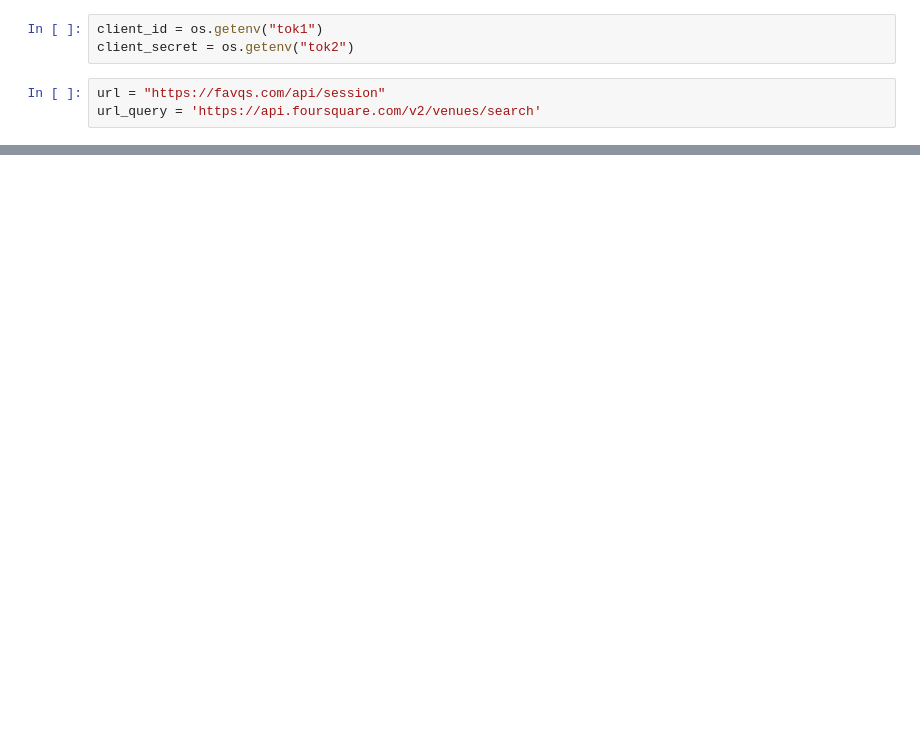
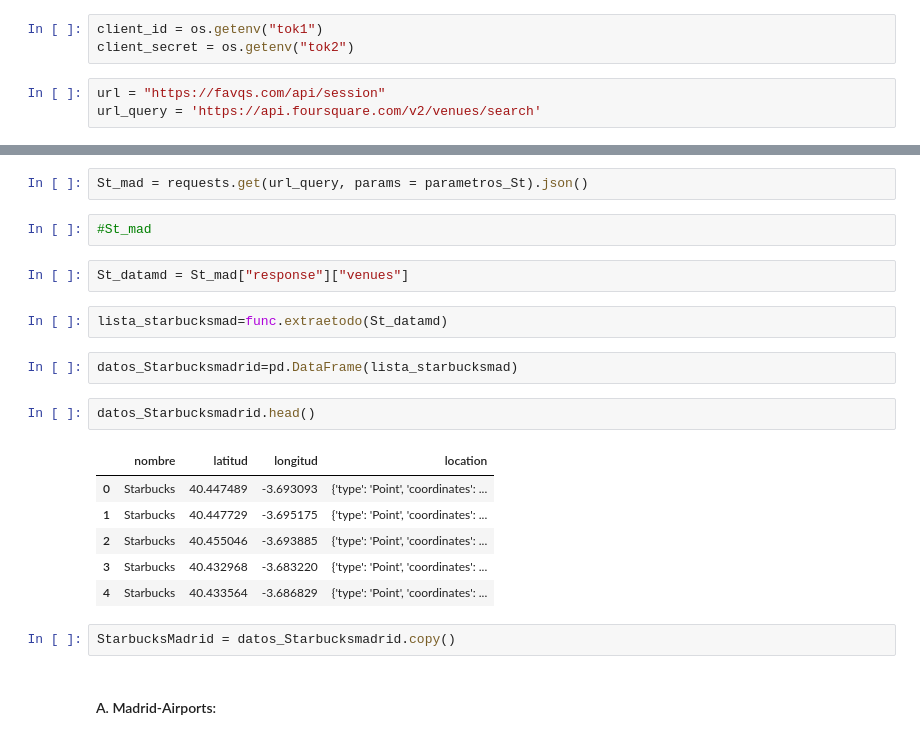
Before and after one commit to Lydia-Arocena/PROJECT3-MAPS, a Jupyter notebook: Notebooks/Untitled.ipynb, the cells around one changed output, grey strips where cells are left out. Drawn from its saved outputs; the diff is of its cells as text; blank space fills up the shorter version.

Commit message:
colección Madrid Mongo DB

```diff
--- a/Notebooks/Untitled.ipynb
+++ b/Notebooks/Untitled.ipynb
@@ -34,0 +106,23 @@ resp = requests.get(url_query, params = parametros).json()
+# %%
+St_mad = requests.get(url_query, params = parametros_St).json()
+# %%
+#St_mad
+# %%
+St_datamd = St_mad["response"]["venues"]
+# %%
+lista_starbucksmad=func.extraetodo(St_datamd)
+# %%
+datos_Starbucksmadrid=pd.DataFrame(lista_starbucksmad)
+# %%
+datos_Starbucksmadrid.head()
+# %% [output]
+|  | nombre | latitud | longitud | location |
+| 0 | Starbucks | 40.447489 | -3.693093 | {'type': 'Point', 'coordinates': ... |
+| 1 | Starbucks | 40.447729 | -3.695175 | {'type': 'Point', 'coordinates': ... |
+| 2 | Starbucks | 40.455046 | -3.693885 | {'type': 'Point', 'coordinates': ... |
+| 3 | Starbucks | 40.432968 | -3.683220 | {'type': 'Point', 'coordinates': ... |
+| 4 | Starbucks | 40.433564 | -3.686829 | {'type': 'Point', 'coordinates': ... |
+# %%
+StarbucksMadrid = datos_Starbucksmadrid.copy()
+# %% [markdown]
+#### A. Madrid-Airports:
```
Also changed, not shown: parts of 50 cells of this notebook, 1 other file.
